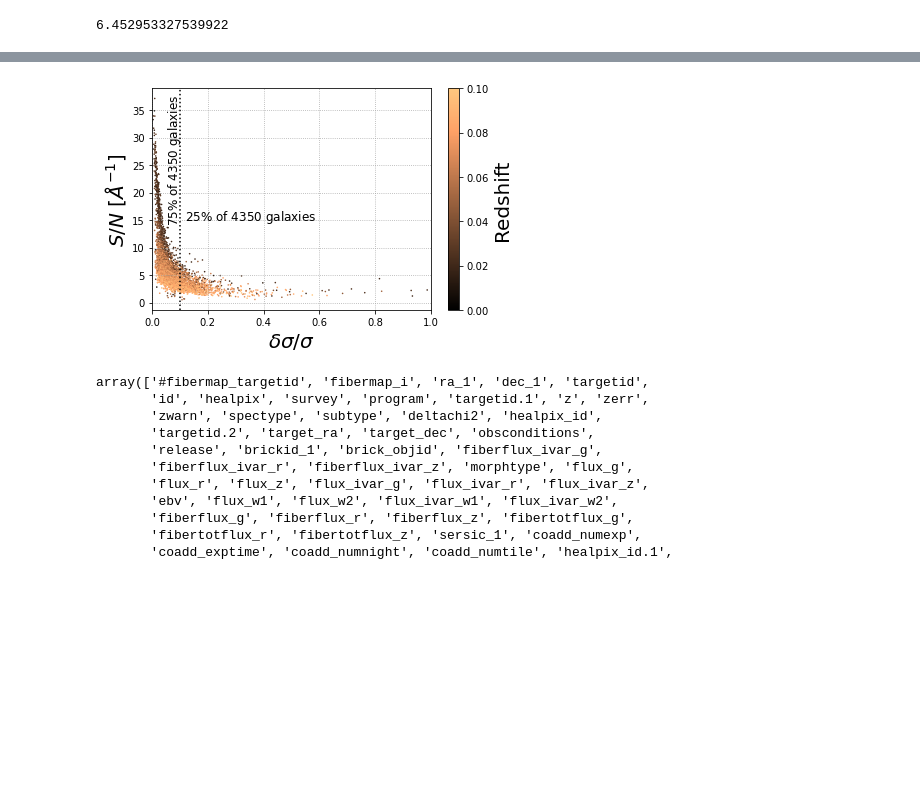
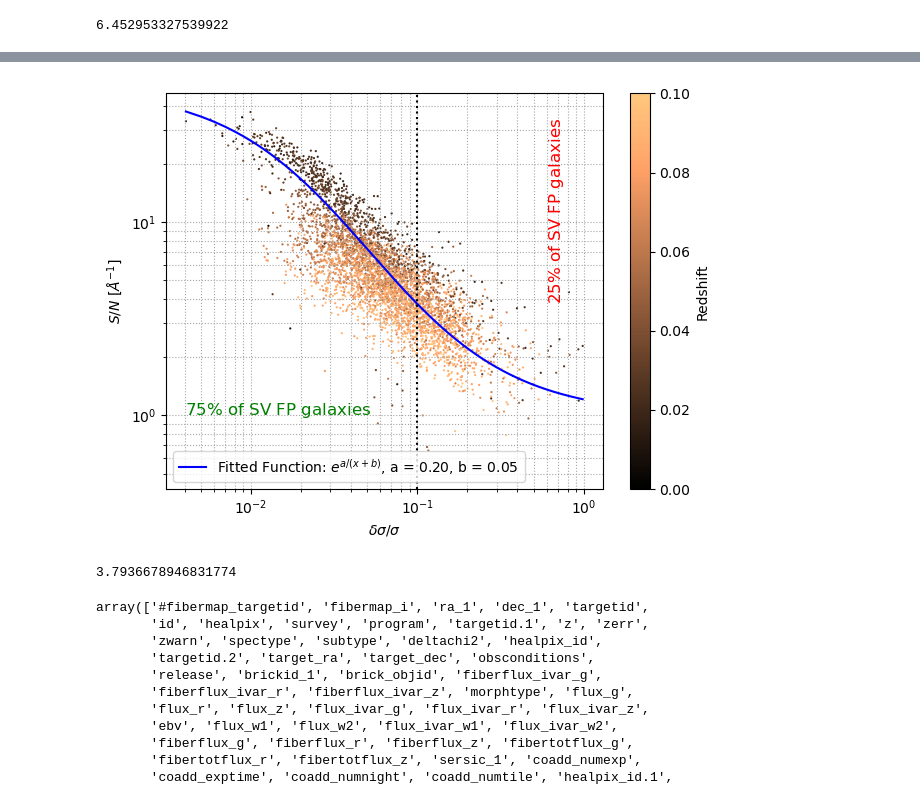
Before and after one commit to KSaid-1/DESI_fuji_FP, a Jupyter notebook: FP_sample.ipynb, the cells around one changed output, grey strips where cells are left out. Saved outputs shown, nothing was run; the diff lists cells and outputs as text; code cells hidden in the pictures; blank space fills up the shorter version.

Commit message:
new fit for snr vs sigma

```diff
--- a/FP_sample.ipynb
+++ b/FP_sample.ipynb
@@ -109,0 +125,16 @@ print(np.mean(fuji_gsigma_lowz.snr_ppxf))
+# %%
+def model(x, a, b, c):
+    return a * np.exp(b / (x + c))
+
+x_data = fuji_gsigma_lowz.ppxf_sigma_error/fuji_gsigma_lowz.ppxf_sigma
+y_data = fuji_gsigma_lowz.snr_ppxf
+
+# Perform the curve fit
+params, covariance = curve_fit(model, x_data, y_data, p0=(1.0, 1.0, 0.0))  # Initial guess for 'a', 'b', and 'c'
+
+# Extract the fitted parameters 'a', 'b', and 'c'
+a_fit, b_fit, c_fit = params
+
+# Generate the fitted curve for plotting
+x_fit = np.linspace(min(x_data), max(x_data), 100)
+y_fit = model(x_fit, a_fit, b_fit, c_fit)
@@ -110,28 +175,39 @@ print(np.mean(fuji_gsigma_lowz.snr_ppxf))
 # %%
-plt.xlim(0.0,1.0)
+# plt.xlim(0.0,1.0)
+# plt.ylim(0.0,40.0)
+#fig = plt.figure(figsize=(16, 8))
 d02=plt.scatter(fuji_gsigma_lowz.ppxf_sigma_error/fuji_gsigma_lowz.ppxf_sigma,fuji_gsigma_lowz.snr_ppxf,c=fuji_gsigma_lowz.z,edgecolor='none',s=2.5,norm=colors.TwoSlopeNorm(vmin=0., vcenter=0.05, vmax=0.1),cmap=plt.cm.copper)#),label="25198 PV-FP galaxies")#cmap='gist_stern')#cmap='YlGnBu' or cmap=plt.cm.seismic
 cbar2 = plt.colorbar(d02)
-cbar2.set_label(r'Redshift', size=20)
+cbar2.set_label(r'Redshift')#, size=20)
+
+# x_fit = np.linspace(0.001,0.5,1000)
+# plt.plot(x_fit, y_fit_p(x_fit),'b--', label=f'Polynomial Fit (Degree {degree})')
+
+plt.plot(x_fit, y_fit, label=f"Fitted Function: $e^{{a / (x + b)}}$, a = {a_fit:.2f}, b = {b_fit:.2f}", color='blue')
+
+#plt.plot(x_fit, np.exp(0.8/(x_fit + 0.3)))
+
 #plt.scatter(ddsigma,snr,c=redshift,s=5,label="2221 PV-FP galaxies")
-plt.xlabel(r'$\delta\sigma/\sigma$',size=20)
-plt.ylabel(r'$S/N$ [$\AA^{-1}$]',size=20)
+plt.xlabel(r'$\delta\sigma/\sigma$')#,size=20)
+plt.ylabel(r'$S/N$ [$\AA^{-1}$]')#,size=20)
 #plt.axvline(x=0.1)
 #plt.axhline(y=5.0)
-#plt.xscale('log')
-plt.text(0.05, 15, r'{0:.0f}'.format(100.*(len(fuji_gsigma)/len(fuji_gsigma_lowz)))+'$\%$ of '+'{0:.0f}'.format(len(fuji_gsigma_lowz))+' galaxies', rotation=90,color='black',size=12)
-plt.text(0.12, 15, r'{0:.0f}'.format(100. - (100.*(len(fuji_gsigma)/len(fuji_gsigma_lowz))))+'$\%$ of '+'{0:.0f}'.format(len(fuji_gsigma_lowz))+' galaxies', rotation=0,color='black',size=12)
+plt.xscale('log')
+plt.yscale('log')
+plt.text(0.004, 1.0, r'{0:.0f}'.format(100.*(len(fuji_gsigma)/len(fuji_gsigma_lowz)))+'$\%$ of SV FP galaxies', rotation=0,color='green',size=12)
+plt.text(0.6, 4, r'{0:.0f}'.format(100. - (100.*(len(fuji_gsigma)/len(fuji_gsigma_lowz))))+'$\%$ of SV FP galaxies', rotation=90,color='red',size=12)
 #plt.axvspan(0.0, 0.1, alpha=0.1, color='green')#, label="Velocity dispersion relative error < 10%")
 #plt.axvspan(0.1, 1.0, alpha=0.1, color='red')#, label="Velocity dispersion relative error > 10%")
 plt.axvline(0.1,0,100,c='black',linestyle=':')
-plt.grid(b=True, which='both', color='0.65',linestyle=':')
-#plt.legend()#,frameon=False)
+plt.grid(visible=True, which='both', color='0.65',linestyle=':')
+plt.legend(loc="lower left")#,frameon=False)
 plt.tight_layout()
 #plt.savefig('SNR_vs_delta_sigma_sv.pdf')
 plt.savefig('SNR_vs_delta_sigma_sv.png')#, transparent=True)
 plt.savefig('SNR_vs_delta_sigma_sv.pdf')
 plt.show()
 # %% [output]
-[figure, old version]
+[figure, new version]
 # %%
 # fuji_gsigma_lowz = fuji_gsigma.drop(fuji_gsigma[fuji_gsigma.z > 0.1].index)
 # print (len(fuji_gsigma_lowz))
@@ -139,6 +215,9 @@ plt.show()
 # print (len(fuji_gsigma_lowz))
 # fuji_gsigma_lowz = fuji_gsigma_lowz.drop(fuji_gsigma_lowz[fuji_gsigma_lowz.ppxf_sigma < 50.].index)
 # print (len(fuji_gsigma_lowz))
+print(np.exp(0.2/(0.1+0.05)))
+# %% [output]
+3.7936678946831774
 # %%
 fuji_gsigma_lowz.columns.values
 # %% [output]
```
Also changed, not shown: parts of 18 cells of this notebook.
